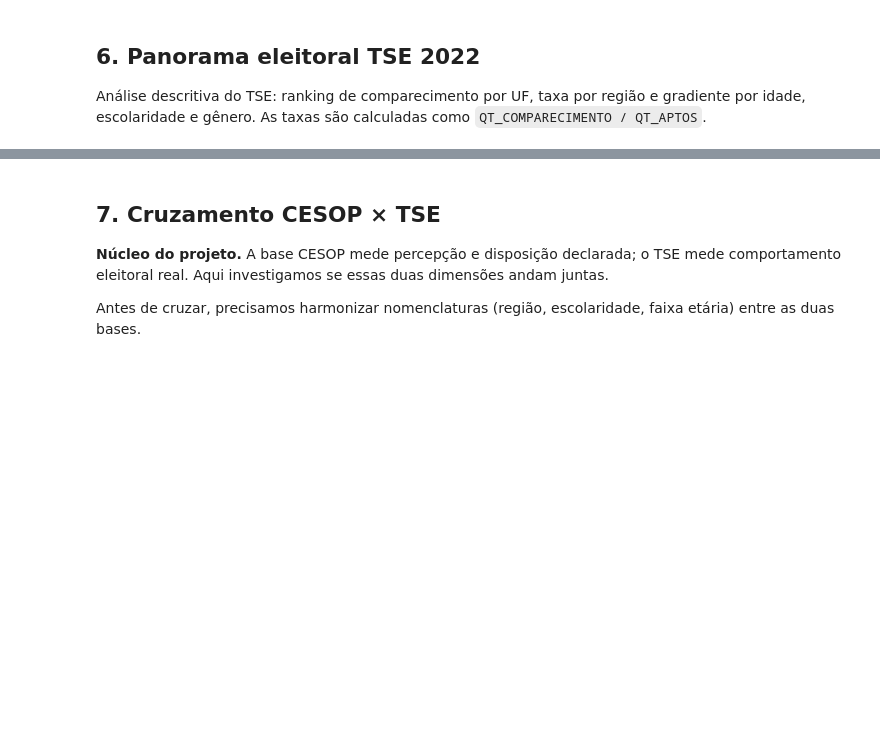
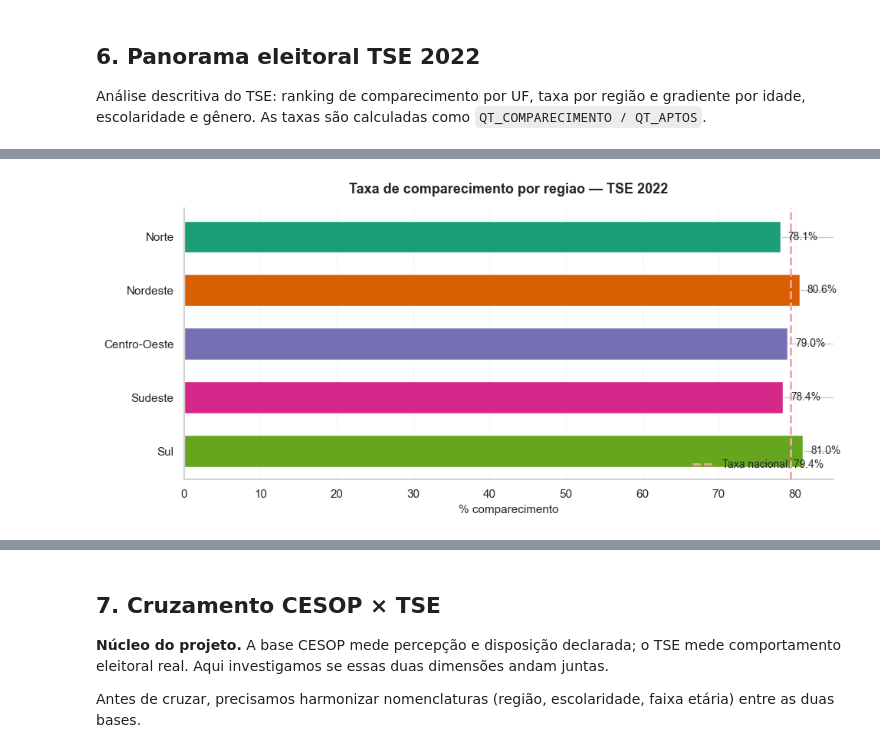
Before and after one commit to edfeherr/projeto-eda-democracia, a Jupyter notebook: notebooks/02_analises_exploratorias.ipynb, the cells around one changed output, grey strips where cells are left out. Saved outputs shown, nothing was run; the diff lists cells and outputs as text; code cells hidden in the pictures; blank space fills up the shorter version.

```diff
--- a/notebooks/02_analises_exploratorias.ipynb
+++ b/notebooks/02_analises_exploratorias.ipynb
@@ -1931,3 +1850,47 @@ display(tab_reg)
+# %%
+# === Taxa de comparecimento por regiao ===
+# Barras com apenas %, linha taxa nacional, cores por regiao
+
+ORDEM_REGIOES = ["Norte", "Nordeste", "Centro-Oeste", "Sudeste", "Sul"]
+CORES = {
+    "Norte": "#1b9e77",
+    "Nordeste": "#d95f02",
+    "Centro-Oeste": "#7570b3",
+    "Sudeste": "#d6278b",
+    "Sul": "#66a61e",
+}
+
+df_reg = df_tse_uf[df_tse_uf["REGIAO"] != "Exterior"].copy()
+df_r = df_reg.groupby("REGIAO").agg(QT_APTOS=("QT_APTOS", "sum"), QT_COMPARECIMENTO=("QT_COMPARECIMENTO", "sum")).reset_index()
+df_r["TAXA"] = df_r["QT_COMPARECIMENTO"] / df_r["QT_APTOS"] * 100
+df_r["REGIAO"] = pd.Categorical(df_r["REGIAO"], categories=ORDEM_REGIOES, ordered=True)
+df_r = df_r.sort_values("REGIAO")
+df_reg_tse = df_r.copy()  # Manter compatibilidade com seção 7
+
+fig, ax = plt.subplots(figsize=(10, 5))
+bars = ax.barh(df_r["REGIAO"], df_r["TAXA"], color=[CORES[r] for r in df_r["REGIAO"]], height=0.6)
+
+# Linha com taxa nacional
+ax.axvline(comp_pct, color="#F5A5A5", linestyle="--", linewidth=2, label=f"Taxa nacional: {comp_pct:.1f}%")
+
+ax.set_title("Taxa de comparecimento por regiao — TSE 2022", pad=14)
+ax.set_xlabel("% comparecimento")
+ax.set_ylabel("")
+ax.set_xlim(0, 85)
+ax.invert_yaxis()
+ax.grid(axis="x", alpha=0.2, linestyle="--")
+ax.spines["top"].set_visible(False)
+ax.spines["right"].set_visible(False)
+ax.legend(loc="lower right", fontsize=10, frameon=False)
+
+# Rotulos: APENAS porcentagem (sem n=)
+for bar, pct in zip(bars, df_r["TAXA"]):
+    ax.text(pct + 1, bar.get_y() + bar.get_height() / 2, f"{pct:.1f}%", va="center", fontsize=10)
+
+plt.tight_layout(rect=[0, 0.06, 1, 1])
+plt.show()
+# %% [output]
+[figure, added]
 # %%
 # === Taxa de comparecimento por idade ===
 # Linha com destaque para idades de voto facultativo (16-17 e 70+)
```
Also changed, not shown: parts of 29 cells of this notebook.
